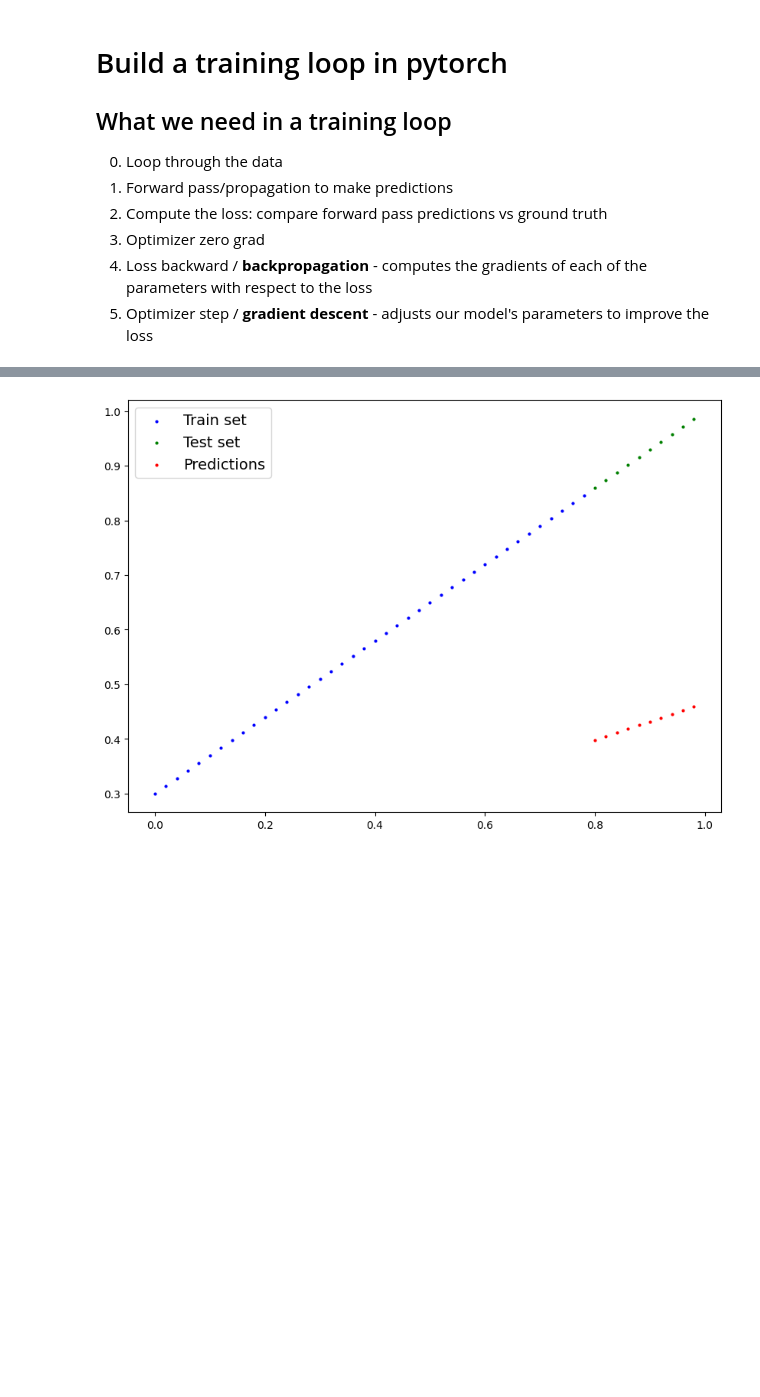
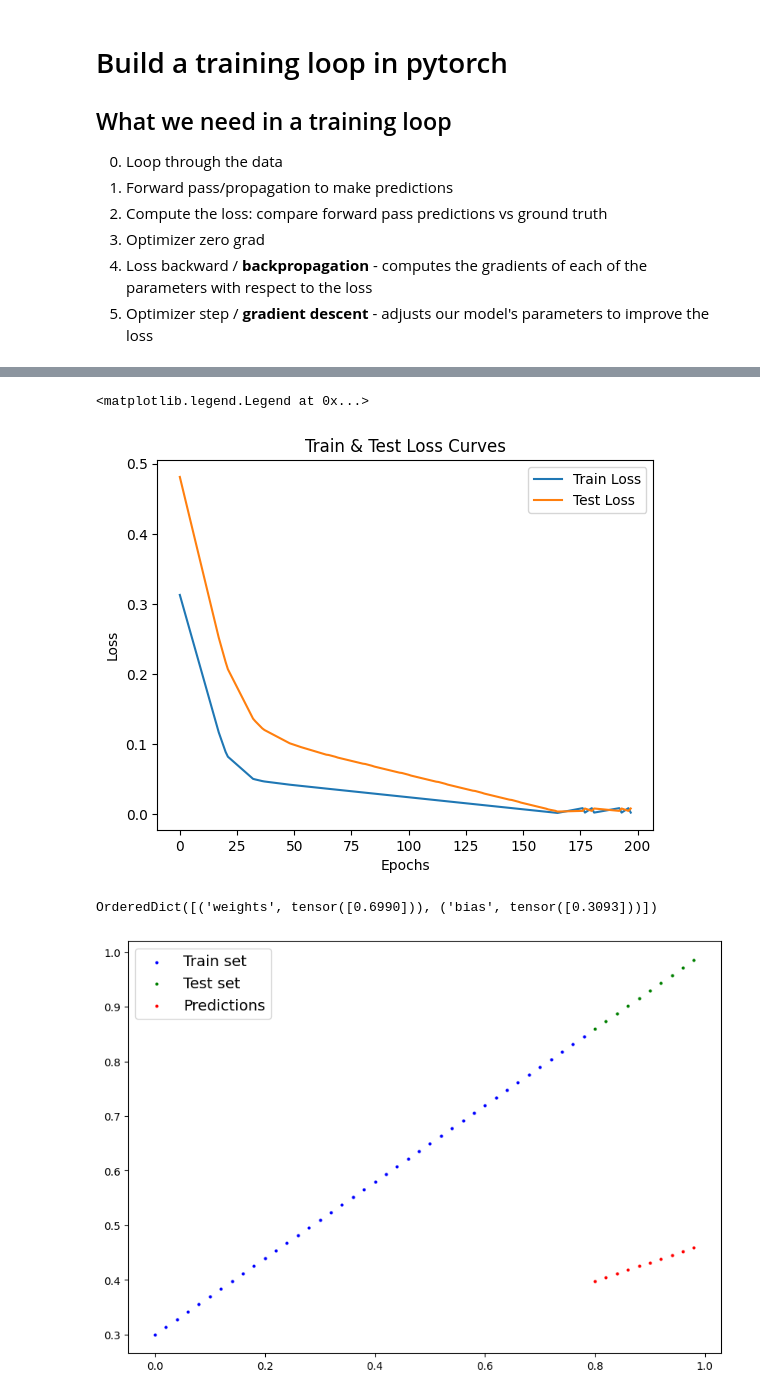
Before and after one commit to xpdlaldam/PyTorch, a Jupyter notebook: 01_pytorch_workflow.ipynb, the cells around one changed output, grey strips where cells are left out. Saved outputs shown, nothing was run; the diff lists cells and outputs as text; code cells hidden in the pictures; blank space fills up the shorter version.

```diff
--- a/01_pytorch_workflow.ipynb
+++ b/01_pytorch_workflow.ipynb
@@ -235,11 +235,15 @@ optimizer = torch.optim.SGD(
 4. Loss backward / **backpropagation** - computes the gradients of each of the parameters with respect to the loss
 5. Optimizer step / **gradient descent** - adjusts our model's parameters to improve the loss
 # %%
-### Set seed
 torch.manual_seed(42)
 
 # An epoch: one loop through the data (a hyperparameter); a single forward pass
-epochs = 100
+epochs = 200
+
+# Track different values
+epoch_count = []
+loss_values = []
+test_loss_values = []
 
 ### Train
 # 0.
@@ -276,6 +280,9 @@ for epoch in range(epochs):
     test_loss = loss_fn(test_pred, y_test)
 
   if epoch & 10 == 0:
+    epoch_count.append(epoch)
+    loss_values.append(loss)
+    test_loss_values.append(test_loss)
     print(f"Epoch: {epoch} | Test: {loss} | Test loss: {test_loss}")
     print(lin_reg.state_dict())
 # %% [output]
@@ -299,6 +346,24 @@ Loss: 0.02479521557688713
+# %%
+## Plot loss curve
+# plt.plot(epoch_count, loss_values, label="Train Loss") # Need to convert tensor type from loss_values to numpy to plot
+
+import numpy as np
+plt.plot(epoch_count, np.array(torch.tensor(loss_values).numpy()), label="Train Loss")
+plt.plot(epoch_count, test_loss_values, label="Test Loss")
+plt.title("Train & Test Loss Curves")
+plt.xlabel("Epochs")
+plt.ylabel("Loss")
+plt.legend()
+# %% [output]
+<matplotlib.legend.Legend at 0x...>
+[figure, added]
 # %%
 with torch.inference_mode():
   y_preds_new = lin_reg(X_test)
+# %%
+lin_reg.state_dict()
+# %% [output]
+OrderedDict([('weights', tensor([0.6990])), ('bias', tensor([0.3093]))])
 # %%
 plot_pred(pred=y_preds)
 # %% [output]
```
Also changed, not shown: parts of 5 cells of this notebook.
